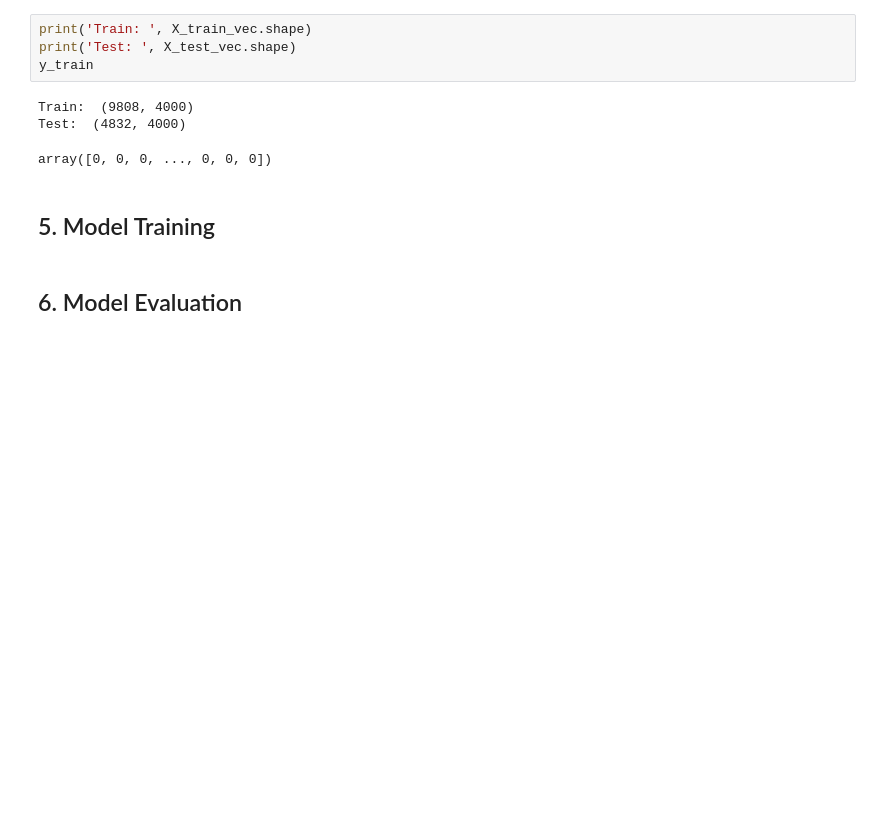
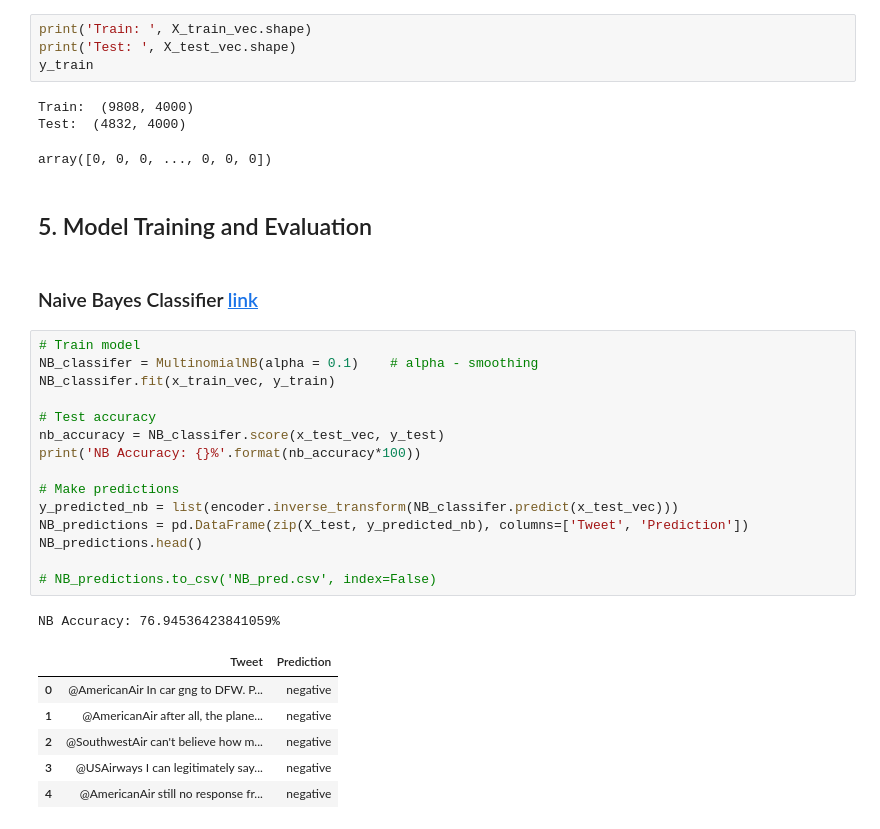
Before and after one commit to sheilambadi/nlp-airlines-sentiment-analysis, a Jupyter notebook: Sentiment_Analysis.ipynb, the cells around one changed output. Drawn from its saved outputs; the diff is of its cells as text; blank space fills up the shorter version.

Commit message:
Train and evaluate models

```diff
--- a/Sentiment_Analysis.ipynb
+++ b/Sentiment_Analysis.ipynb
@@ -212,6 +218,29 @@ Train:  (9808, 4000)
 Test:  (4832, 4000)
 array([0, 0, 0, ..., 0, 0, 0])
 # %% [markdown]
-## 5. Model Training
+## 5. Model Training and Evaluation
-# %% [markdown]
-## 6. Model Evaluation
+# %% [markdown]
+### Naive Bayes Classifier [link](https://scikit-learn.org/stable/modules/generated/sklearn.naive_bayes.MultinomialNB.html)
+# %%
+# Train model
+NB_classifer = MultinomialNB(alpha = 0.1)    # alpha - smoothing
+NB_classifer.fit(x_train_vec, y_train)
+
+# Test accuracy
+nb_accuracy = NB_classifer.score(x_test_vec, y_test)
+print('NB Accuracy: {}%'.format(nb_accuracy*100))
+
+# Make predictions
+y_predicted_nb = list(encoder.inverse_transform(NB_classifer.predict(x_test_vec)))
+NB_predictions = pd.DataFrame(zip(X_test, y_predicted_nb), columns=['Tweet', 'Prediction'])
+NB_predictions.head()
+
+# NB_predictions.to_csv('NB_pred.csv', index=False)
+# %% [output]
+NB Accuracy: 76.94536423841059%
+|  | Tweet | Prediction |
+| 0 | @AmericanAir In car gng to DFW. P... | negative |
+| 1 | @AmericanAir after all, the plane... | negative |
+| 2 | @SouthwestAir can't believe how m... | negative |
+| 3 | @USAirways I can legitimately say... | negative |
+| 4 | @AmericanAir still no response fr... | negative |
```
Also changed, not shown: parts of 9 cells of this notebook, 1 other file.
